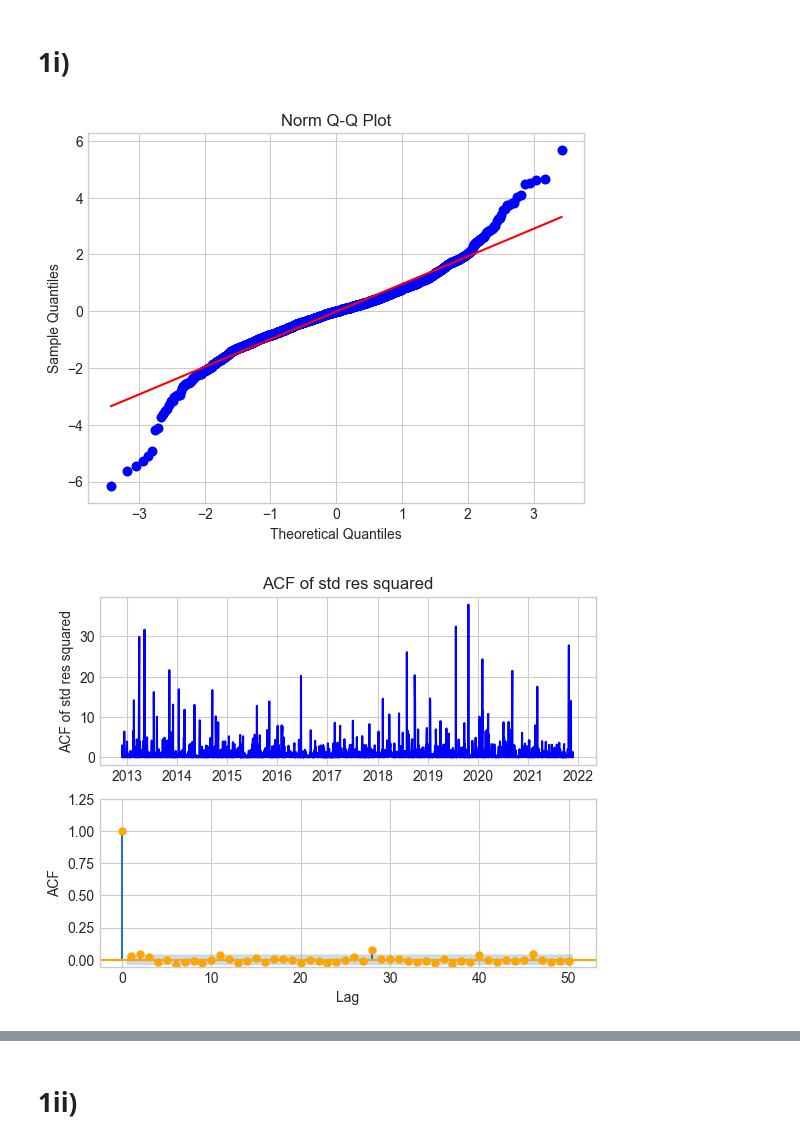
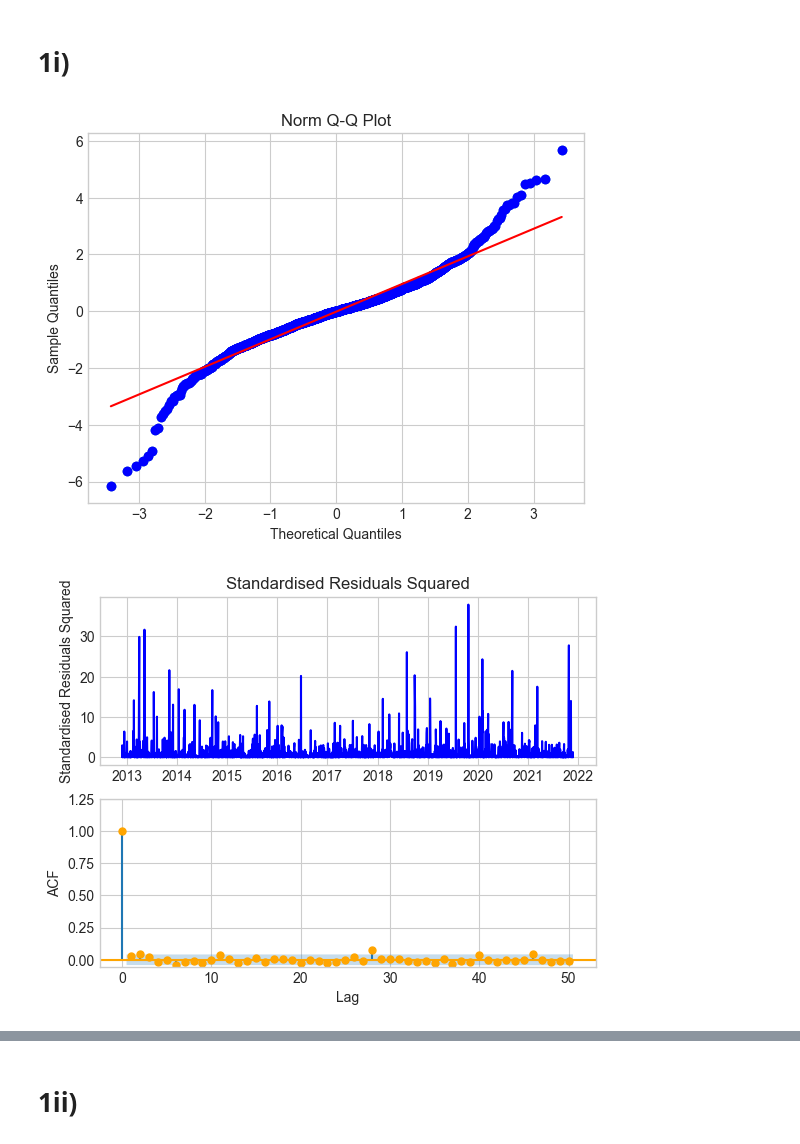
Before and after one commit to georgec123/qrm2, a Jupyter notebook: src/q1.ipynb, the cells around one changed output, grey strips where cells are left out. Drawn from its saved outputs; the diff is of its cells as text; code cells hidden in the pictures.

```diff
--- a/src/q1.ipynb
+++ b/src/q1.ipynb
@@ -35,23 +32,23 @@ test_df = df[~train_mask]
 # %%
 
 model = arch_model(train_df['loss'],
                     mean='constant',
                     vol='GARCH',
                     p=1, q=1,
                     rescale=True,
                     dist='normal'
                     )
 
 model_fit_norm = model.fit(update_freq=-1, disp=0)
 
 plotting.qqplot(model_fit_norm.std_resid, dist='norm')
 plt.savefig('../plots/i/i_1.png'); plt.show()
 
-plotting.plot_acf_graphs(model_fit_norm.std_resid**2, 'ACF of std res squared')
+plotting.plot_acf_graphs(model_fit_norm.std_resid**2, 'Standardised Residuals Squared')
 plt.savefig('../plots/i/i_2.png'); plt.show()
 
-plotting.plot_acf_graphs(model_fit_norm.std_resid, 'ACF of std res - Norm dist')
+plotting.plot_acf_graphs(model_fit_norm.std_resid, 'Standardised Residuals')
 plt.savefig('../plots/i/i_3.png'); plt.show()
 # %% [output]
 [figure]
-[figure, old version]
+[figure, new version]
```
Also changed, not shown: parts of 4 cells of this notebook, 4 other files.
